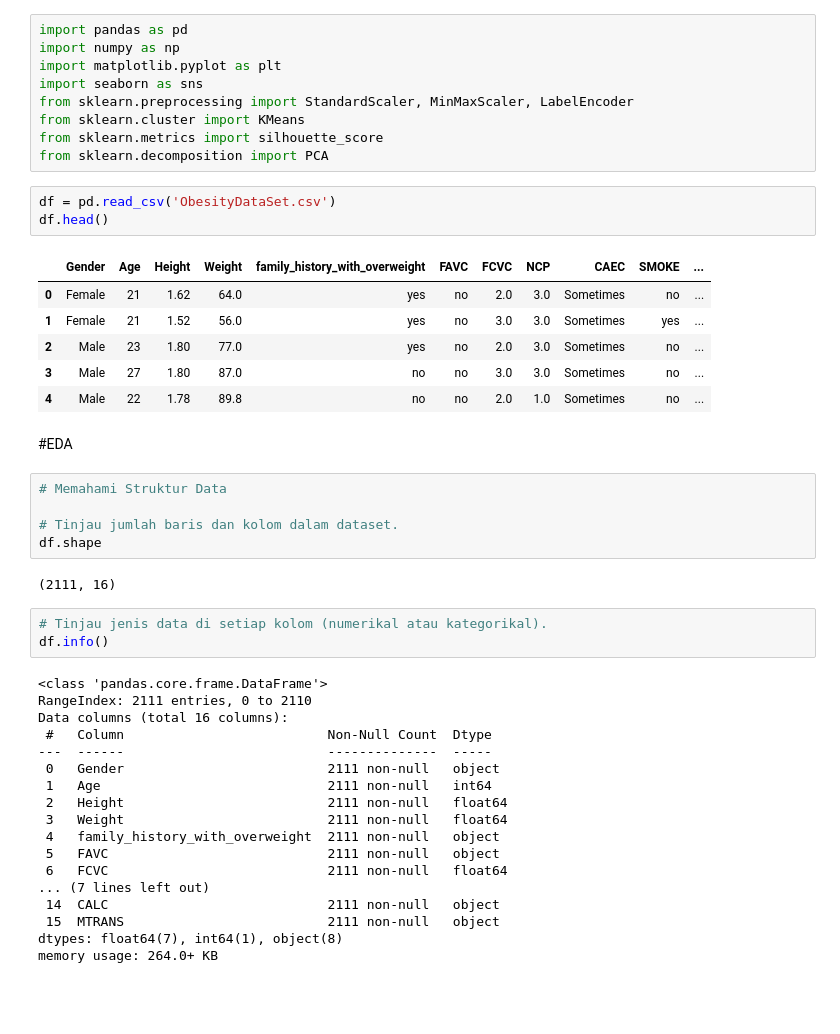
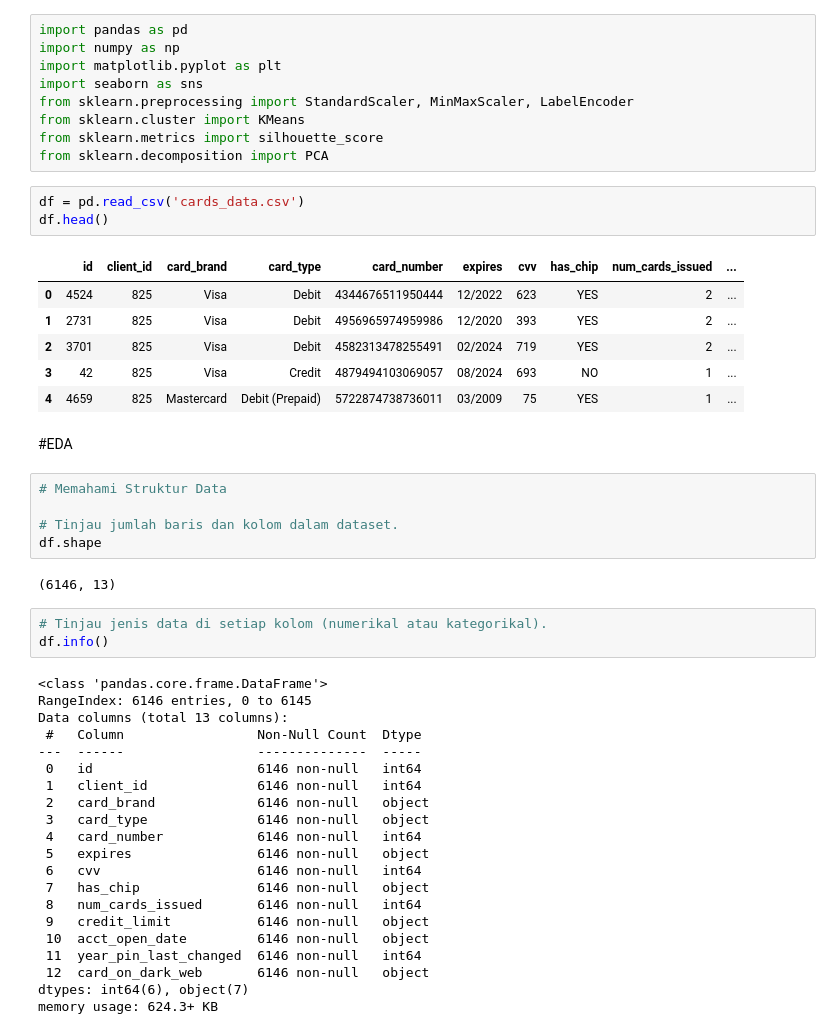
Before and after one commit to ihyaulumuddin044/machineLearning, a Jupyter notebook: prototype_cluster.ipynb, the cells around one changed output. Saved outputs shown, nothing was run; the diff lists cells and outputs as text; blank space fills up the shorter version.

```diff
--- a/prototype_cluster.ipynb
+++ b/prototype_cluster.ipynb
@@ -38,15 +38,15 @@ from sklearn.cluster import KMeans
 from sklearn.metrics import silhouette_score
 from sklearn.decomposition import PCA
 # %%
-df = pd.read_csv('ObesityDataSet.csv')
+df = pd.read_csv('cards_data.csv')
 df.head()
 # %% [output]
-|  | Gender | Age | Height | Weight | family_history_with_overweight | FAVC | FCVC | NCP | CAEC | SMOKE | ... |
-| 0 | Female | 21 | 1.62 | 64.0 | yes | no | 2.0 | 3.0 | Sometimes | no | ... |
-| 1 | Female | 21 | 1.52 | 56.0 | yes | no | 3.0 | 3.0 | Sometimes | yes | ... |
-| 2 | Male | 23 | 1.80 | 77.0 | yes | no | 2.0 | 3.0 | Sometimes | no | ... |
-| 3 | Male | 27 | 1.80 | 87.0 | no | no | 3.0 | 3.0 | Sometimes | no | ... |
-| 4 | Male | 22 | 1.78 | 89.8 | no | no | 2.0 | 1.0 | Sometimes | no | ... |
+|  | id | client_id | card_brand | card_type | card_number | expires | cvv | has_chip | num_cards_issued | ... |
+| 0 | 4524 | 825 | Visa | Debit | 4344676511950444 | 12/2022 | 623 | YES | 2 | ... |
+| 1 | 2731 | 825 | Visa | Debit | 4956965974959986 | 12/2020 | 393 | YES | 2 | ... |
+| 2 | 3701 | 825 | Visa | Debit | 4582313478255491 | 02/2024 | 719 | YES | 2 | ... |
+| 3 | 42 | 825 | Visa | Credit | 4879494103069057 | 08/2024 | 693 | NO | 1 | ... |
+| 4 | 4659 | 825 | Mastercard | Debit (Prepaid) | 5722874738736011 | 03/2009 | 75 | YES | 1 | ... |
 # %% [markdown]
 #EDA
 # %%
@@ -55,28 +55,31 @@ df.head()
 # Tinjau jumlah baris dan kolom dalam dataset.
 df.shape
 # %% [output]
-(2111, 16)
+(6146, 13)
 # %%
 # Tinjau jenis data di setiap kolom (numerikal atau kategorikal).
 df.info()
 # %% [output]
 <class 'pandas.core.frame.DataFrame'>
-RangeIndex: 2111 entries, 0 to 2110
-Data columns (total 16 columns):
- #   Column                          Non-Null Count  Dtype
----  ------                          --------------  -----
- 0   Gender                          2111 non-null   object
- 1   Age                             2111 non-null   int64
- 2   Height                          2111 non-null   float64
- 3   Weight                          2111 non-null   float64
- 4   family_history_with_overweight  2111 non-null   object
- 5   FAVC                            2111 non-null   object
- 6   FCVC                            2111 non-null   float64
-... (7 lines left out)
- 14  CALC                            2111 non-null   object
- 15  MTRANS                          2111 non-null   object
-dtypes: float64(7), int64(1), object(8)
-memory usage: 264.0+ KB
+RangeIndex: 6146 entries, 0 to 6145
+Data columns (total 13 columns):
+ #   Column                 Non-Null Count  Dtype
+---  ------                 --------------  -----
+ 0   id                     6146 non-null   int64
+ 1   client_id              6146 non-null   int64
+ 2   card_brand             6146 non-null   object
+ 3   card_type              6146 non-null   object
+ 4   card_number            6146 non-null   int64
+ 5   expires                6146 non-null   object
+ 6   cvv                    6146 non-null   int64
+ 7   has_chip               6146 non-null   object
+ 8   num_cards_issued       6146 non-null   int64
+ 9   credit_limit           6146 non-null   object
+ 10  acct_open_date         6146 non-null   object
+ 11  year_pin_last_changed  6146 non-null   int64
+ 12  card_on_dark_web       6146 non-null   object
+dtypes: int64(6), object(7)
+memory usage: 624.3+ KB
 # %%
 # datayang hilang
 df.isnull().sum()
```
Also changed, not shown: parts of 24 cells of this notebook.
